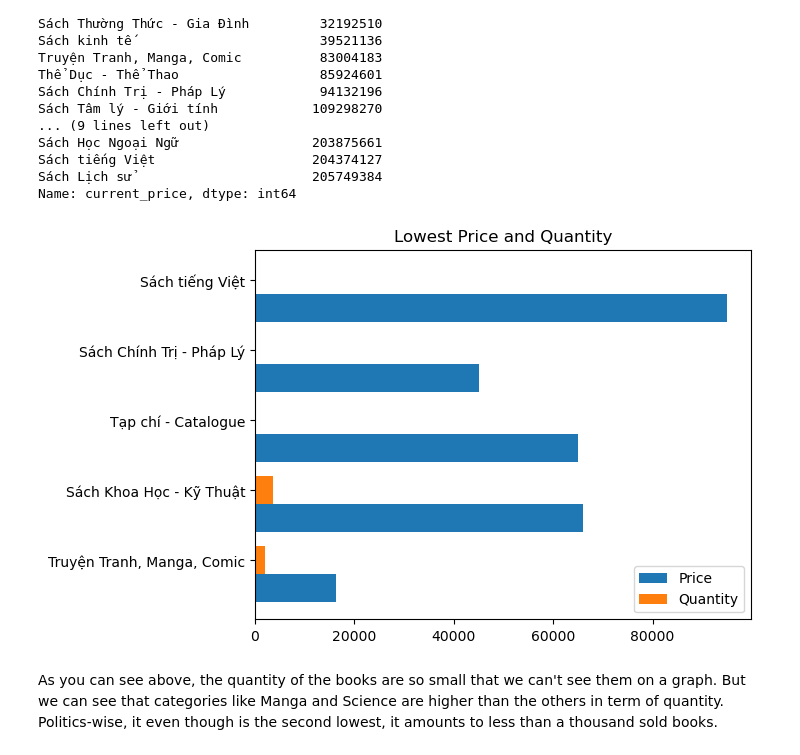
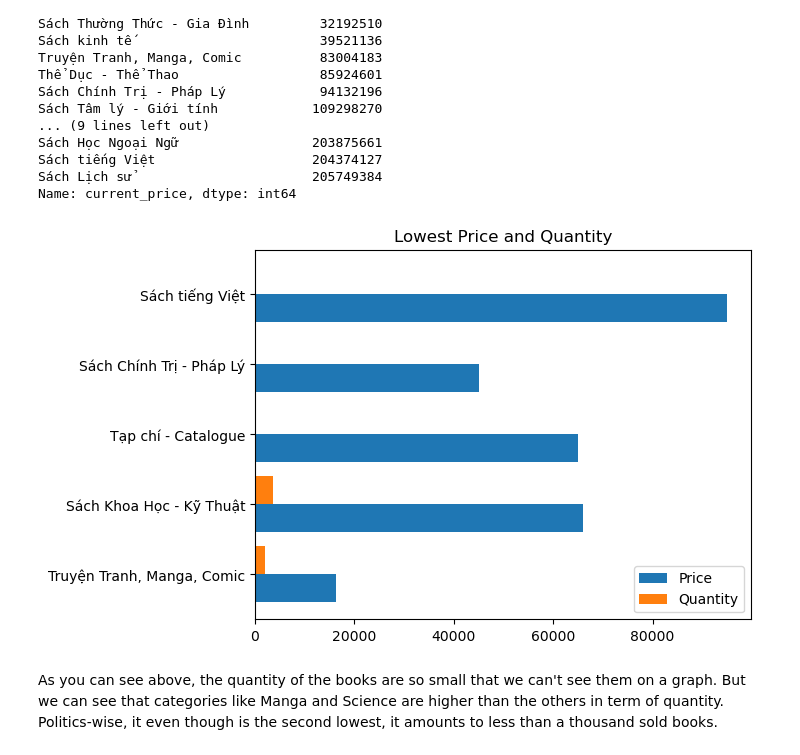
Before and after one commit to trungluong12/LTCKHDL_FinalProject, a Jupyter notebook: FinalProject.ipynb, the cells around one changed output. Drawn from its saved outputs; the diff is of its cells as text; code cells hidden in the pictures.

```diff
--- a/FinalProject.ipynb
+++ b/FinalProject.ipynb
@@ -547,18 +547,18 @@ Name: current_price, dtype: int64
 # %%
 # Step 3.2
 x_price = [16400, 66000, 65000, 45000, 95000]
 y_quantity = [2115, 3591, 15, 291, 38]
 ind = np.arange(5)
 
 plt.barh(ind-0.2, x_price, 0.4, label="Price")
 plt.barh(ind+0.2, y_quantity, 0.4, label="Quantity")
 plt.title("Lowest Price and Quantity")
-plt.yticks(ind+0.4/2, ['Truyện Tranh, Manga, Comic', 'Sách Khoa Học - Kỹ Thuật',
+plt.yticks(ind, ['Truyện Tranh, Manga, Comic', 'Sách Khoa Học - Kỹ Thuật',
                        'Tạp chí - Catalogue', 'Sách Chính Trị - Pháp Lý', 'Sách tiếng Việt'])
 plt.legend()
 plt.show()
 # %% [output]
-[figure, old version]
+[figure, new version]
 # %% [markdown]
 As you can see above, the quantity of the books are so small that we can't see them on a graph. But we can see that categories like Manga and Science are higher than the others in term of quantity. Politics-wise, it even though is the second lowest, it amounts to less than a thousand sold books.
 # %% [markdown]
```
Also changed, not shown: parts of 17 cells of this notebook.
